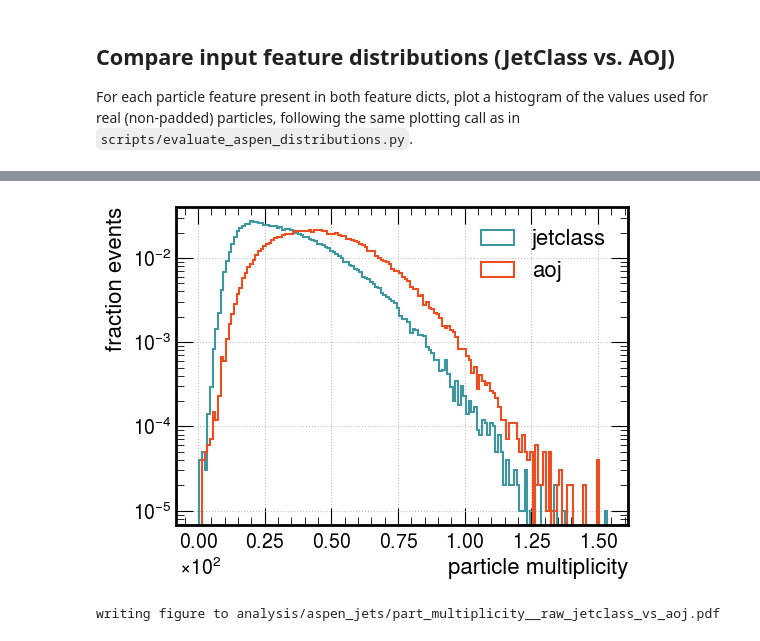
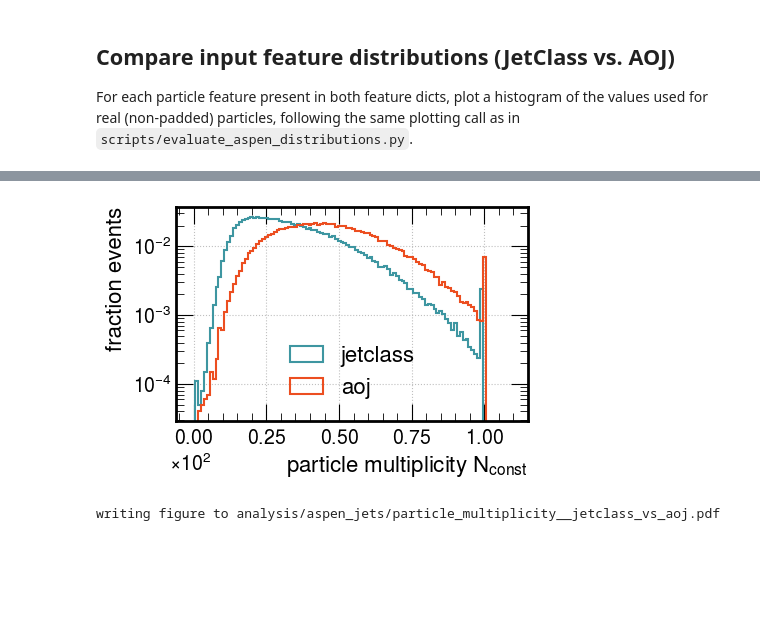
Before and after one commit to kingusiu/enhancing-ntp4jets, a Jupyter notebook: scripts/playground/compare_jetclass_vs_aoj_inputs.ipynb, the cells around one changed output, grey strips where cells are left out. Saved outputs shown, nothing was run; the diff lists cells and outputs as text; code cells hidden in the pictures; blank space fills up the shorter version.

```diff
--- a/scripts/playground/compare_jetclass_vs_aoj_inputs.ipynb
+++ b/scripts/playground/compare_jetclass_vs_aoj_inputs.ipynb
@@ -564,22 +346,21 @@ for name, arr, charge in [
-# %%
-# particle multiplicity per jet (raw, pre-tokenization)
-n_jetclass = ak.num(jetclass_raw_ak["part_pt"]).to_numpy()
-n_aoj = ak.num(aoj_raw_ak["part_pt"]).to_numpy()
-
-max_n = max(n_jetclass.max(), n_aoj.max())
-mult_bins = np.arange(-0.5, max_n + 1.5, 1)
-
-heplt.plot_feature_hist_for_n_samples(
-    data=[n_jetclass, n_aoj],
-    sample_names=["jetclass", "aoj"],
-    xlabel="particle multiplicity",
-    bins=mult_bins,
-    plot_name="part_multiplicity__raw_jetclass_vs_aoj",
-    fig_dir=output_dir,
-    show_plt=True,
-    legend_outside=False,
-    fig_size=(6.0, 4.5),
-)
-# %% [output]
-[figure, removed]
-writing figure to analysis/aspen_jets/part_multiplicity__raw_jetclass_vs_aoj.pdf
+# %%
+jetclass_mult = jetclass_part_mask[:, 1:].sum(axis=1)
+aoj_mult = aoj_part_mask.sum(axis=1)
+
+max_mult = max(jetclass_mult.max(), aoj_mult.max())
+mult_bins = np.arange(-0.5, max_mult + 10, 1)
+
+heplt.plot_feature_hist_for_n_samples(
+    data=[jetclass_mult, aoj_mult],
+    sample_names=["jetclass", "aoj"],
+    xlabel=r"particle multiplicity $N_\mathrm{const}$",
+    bins=mult_bins,
+    plot_name="particle_multiplicity__jetclass_vs_aoj",
+    fig_dir=output_dir,
+    show_plt=True,
+    legend_outside=False,
+    fig_size=(5.0, 3.5),
+)
+# %% [output]
+[figure, added]
+writing figure to analysis/aspen_jets/particle_multiplicity__jetclass_vs_aoj.pdf
```
Also changed, not shown: parts of 11 cells of this notebook, 3 other files.
